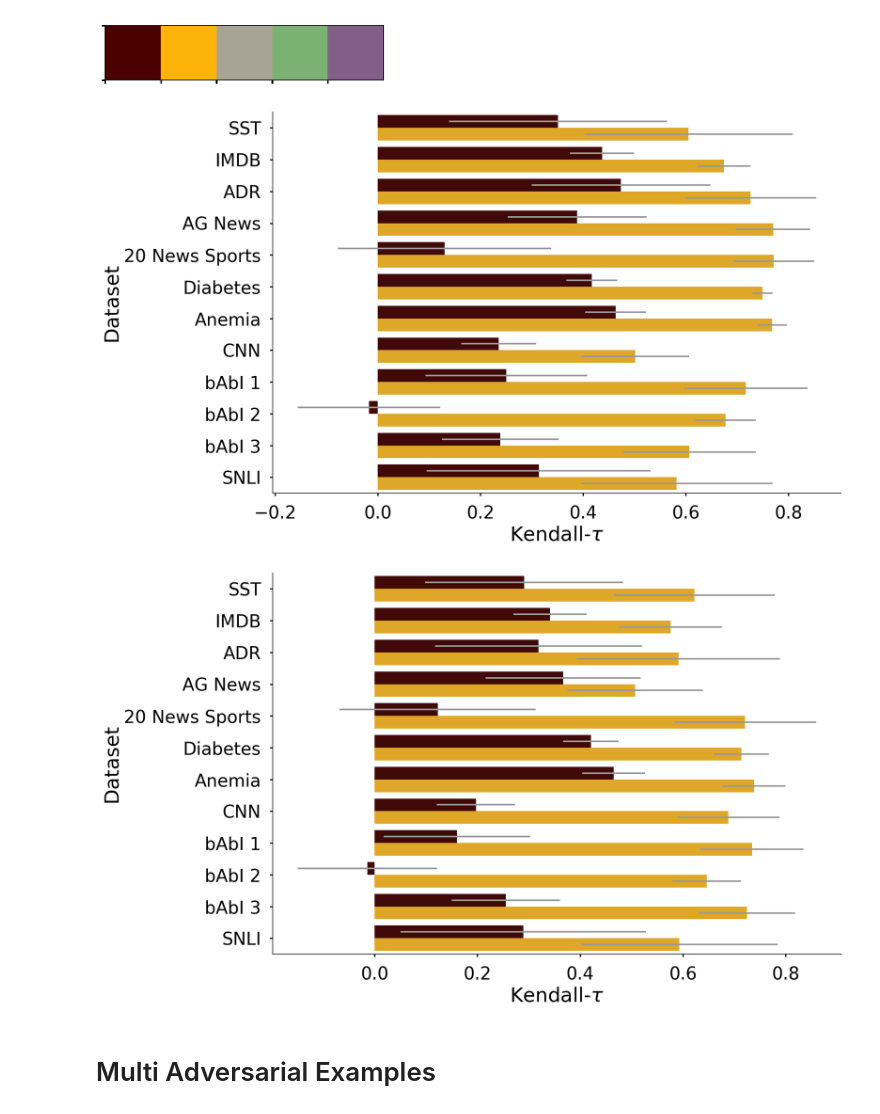
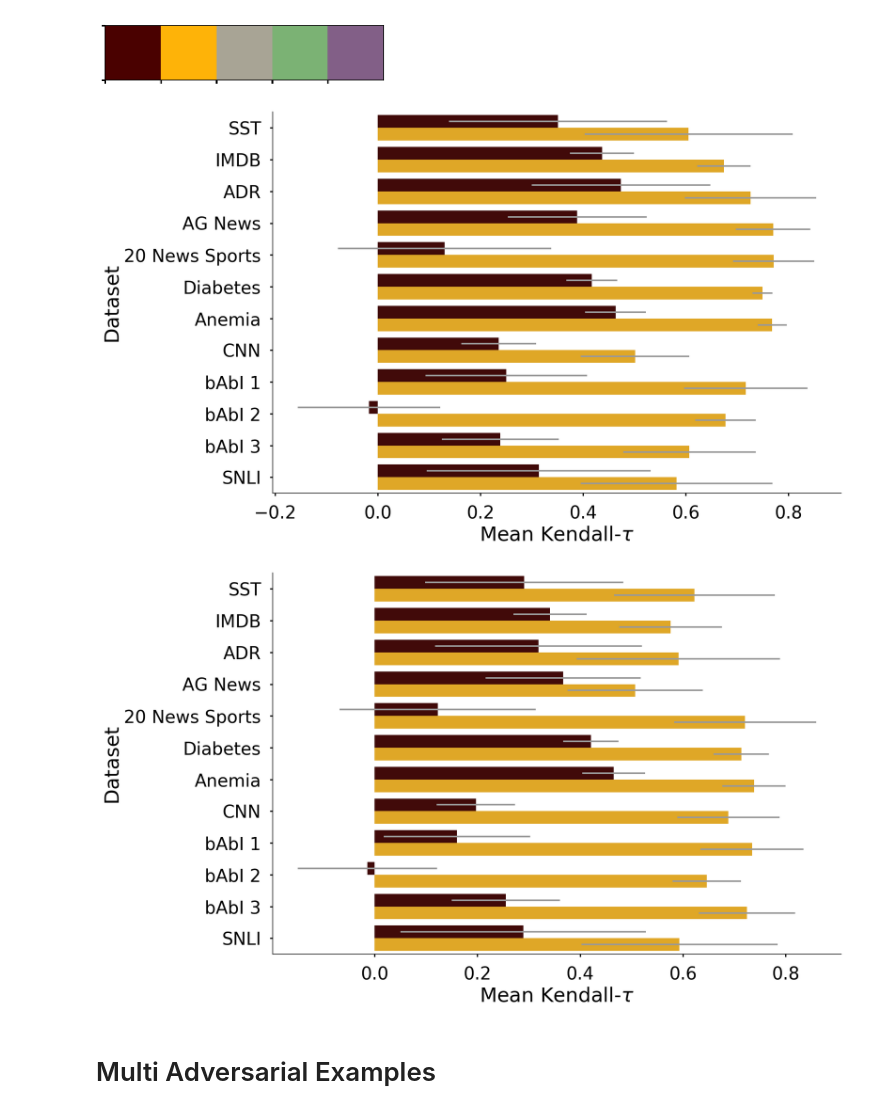
Before and after one commit to successar/AttentionExplanation, a Jupyter notebook: Attn_Classification_1.ipynb, the cells around one changed output. Saved outputs shown, nothing was run; the diff lists cells and outputs as text; code cells hidden in the pictures.

```diff
--- a/Attn_Classification_1.ipynb
+++ b/Attn_Classification_1.ipynb
@@ -67,35 +67,35 @@ for d in models :
     df = pd.read_csv('graph_outputs/GradientPval_kendalltau/' + d, index_col=0)
     df['Model'] = 'lstm'
     x = d.split('+')[0]
     df_1 = pd.read_csv('graph_outputs/GradientPval_kendalltau/' + x + '+' + model_1 + '.csv', index_col=0)
     df_1['Model'] = 'average'
     if x in dataset_names :
         df['dataset'] = x
         df_1['dataset'] = x
         data_1 = get_exact_samples(df.loc['Overall']['mean'], df.loc['Overall']['std'])
         for s in data_1 :
             dfs.append({'dataset' : x, 'Model' : 'lstm', 'val' : s})
         data_1 = get_exact_samples(df_1.loc['Overall']['mean'], df_1.loc['Overall']['std'])
         for s in data_1 :
             dfs.append({'dataset' : x, 'Model' : 'average', 'val' : s})
 
 import seaborn as sns
 dfs = pd.DataFrame(dfs)
 dfs['dataset'] = dfs.dataset.apply(lambda x : dataset_names[x])
 fig = sns.barplot(y='dataset', x='val', order=dataset_order, hue='Model', data=dfs, ci='sd', errwidth=2, errcolor='#999999')
 xmin, xmax = fig.axes.get_ylim()
 # fig.axes.vlines(dfs['val'].mean(), xmin, xmax, colors='#222222')
 sns.despine()
-plt.xlabel("Kendall-$\\tau$", fontsize=25)
+plt.xlabel("Mean Kendall-$\\tau$", fontsize=25)
 plt.ylabel("Dataset", fontsize=25)
 plt.ylim(xmin, xmax)
 plt.xticks(fontsize=22)
 plt.yticks(fontsize=22)
 fig.axes.get_legend().remove()
 # plt.gcf().set_size_inches(15, 15)
 plt.savefig('GRes.svg', bbox_inches='tight', pad_inches=0)
 # %% [output]
-[figure, old version]
+[figure, new version]
 # %%
 model = 'lstm+tanh'
 model_1 = 'average+tanh'
@@ -127,7 +127,7 @@ fig = sns.barplot(y='dataset', x='val', order=dataset_order, hue='Model', data=d
 xmin, xmax = fig.axes.get_ylim()
 # fig.axes.vlines(dfs['val'].mean(), xmin, xmax, colors='#222222')
 sns.despine()
-plt.xlabel("Kendall-$\\tau$", fontsize=25)
+plt.xlabel("Mean Kendall-$\\tau$", fontsize=25)
 plt.ylabel("Dataset", fontsize=25)
 plt.ylim(xmin, xmax)
 plt.xticks(fontsize=22)
@@ -137,7 +137,7 @@ fig.axes.get_legend().remove()
 # plt.savefig('graph_outputs/CorrGL-AG_summary.pdf', bbox_inches='tight', pad_inches=0)
 plt.savefig('LRes.svg', bbox_inches='tight', pad_inches=0)
 # %% [output]
-[figure, old version]
+[figure, new version]
 # %%
 model = 'lstm+tanh'
 import os
```
Also changed, not shown: 2 other files.
